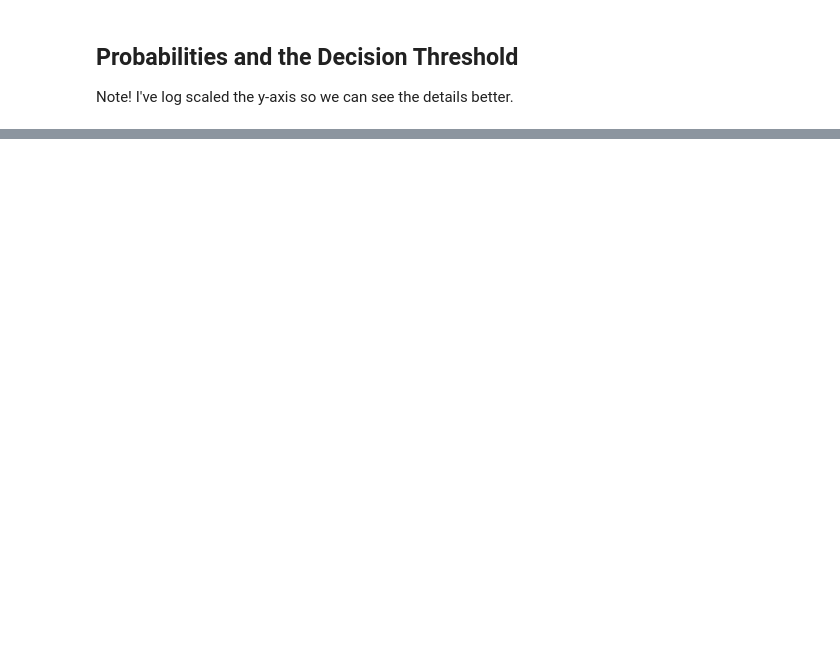
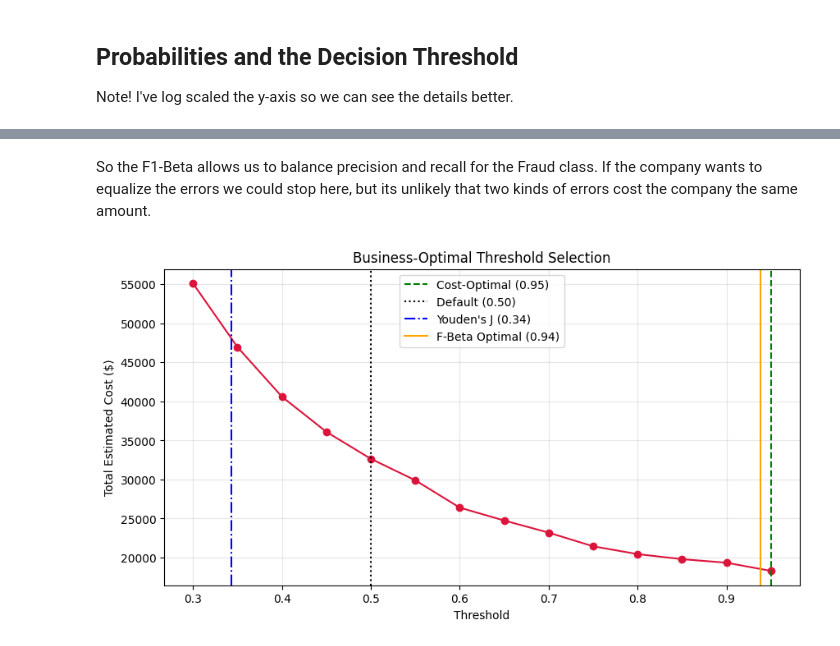
Before and after one commit to bsheese/cs377, a Jupyter notebook: 18_classification/18_1_Classification_Basics/18_1_5_x_credit_card_fraud.ipynb, the cells around one changed output, grey strips where cells are left out. Drawn from its saved outputs; the diff is of its cells as text; code cells hidden in the pictures; blank space fills up the shorter version.

```diff
--- a/18_classification/18_1_Classification_Basics/18_1_5_x_credit_card_fraud.ipynb
+++ b/18_classification/18_1_Classification_Basics/18_1_5_x_credit_card_fraud.ipynb
@@ -235,0 +296,20 @@ False Negatives (FN) — Missed Defaults / Type II: 23
+# %%
+# Calculate J for all thresholds on the ROC curve
+j_scores = tpr - fpr
+best_idx = np.argmax(j_scores)
+best_threshold = thresholds[best_idx]
+
+print(f"--- Youden's J Results ---")
+print(f"Best Threshold: {best_threshold:.3f}")
+print(f"Max J-Score:    {j_scores[best_idx]:.3f}")
+print(f"TPR (Recall) at this point: {tpr[best_idx]:.3f}")
+print(f"FPR at this point: {fpr[best_idx]:.3f}")
+
+# Compare to default 0.5
+y_default = (y_proba >= 0.5).astype(int)
+from sklearn.metrics import recall_score, precision_score
+default_tpr = recall_score(y_test, y_default)
+default_fpr = ((y_default == 1) & (y_test == 0)).sum() / (y_test == 0).sum()
+print(f"\n--- For Comparison: Default Threshold (0.5) ---")
+print(f"TPR (Recall): {default_tpr:.3f}")
+print(f"FPR:          {default_fpr:.3f}")
@@ -235,0 +405,56 @@ False Negatives (FN) — Missed Defaults / Type II: 23
+# %% [markdown]
+So the F1-Beta allows us to balance precision and recall for the Fraud class. If the company wants to equalize the errors we could stop here, but its unlikely that two kinds of errors cost the company the same amount.
+# %%
+test_thresholds = np.arange(0.3, 1.0, 0.05)
+costs = []
+
+for t in test_thresholds:
+    y_t = (y_proba >= t).astype(int)
+    fp = ((y_t == 1) & (y_test == 0)).sum()
+    fn = ((y_t == 0) & (y_test == 1)).sum()
+    total_cost = (fp * 100) + (fn * 450)
+    costs.append(total_cost)
+
+cost_optimal_idx = np.argmin(costs)
+cost_optimal_threshold = test_thresholds[cost_optimal_idx]
+min_cost = costs[cost_optimal_idx]
+
+# Calculate cost at default 0.5
+y_default = (y_proba >= 0.5).astype(int)
+fp_default = ((y_default == 1) & (y_test == 0)).sum()
+fn_default = ((y_default == 0) & (y_test == 1)).sum()
+cost_default = (fp_default * 500) + (fn_default * 5000)
+
+# Calculate cost at Youden's J threshold
+y_youden = (y_proba >= best_threshold).astype(int)
+fp_youden = ((y_youden == 1) & (y_test == 0)).sum()
+fn_youden = ((y_youden == 0) & (y_test == 1)).sum()
+cost_youden = (fp_youden * 500) + (fn_youden * 5000)
+
+# Calculate cost at F-beta optimal threshold
+y_fbeta = (y_proba >= best_threshold_f_beta).astype(int)
+fp_fbeta = ((y_fbeta == 1) & (y_test == 0)).sum()
+fn_fbeta = ((y_fbeta == 0) & (y_test == 1)).sum()
+cost_fbeta = (fp_fbeta * 500) + (fn_fbeta * 5000)
+
+plt.figure(figsize=(10, 5))
+plt.plot(test_thresholds, costs, marker='o', color='crimson')
+plt.axvline(x=cost_optimal_threshold, color='green', linestyle='--', label=f'Cost-Optimal ({cost_optimal_threshold:.2f})')
+plt.axvline(x=0.5, color='black', linestyle=':', label=f'Default (0.50)')
+plt.axvline(x=best_threshold, color='blue', linestyle='-.', label=f"Youden's J ({best_threshold:.2f})")
+plt.axvline(x=best_threshold_f_beta, color='orange', linestyle='-', label=f"F-Beta Optimal ({best_threshold_f_beta:.2f})")
+plt.xlabel('Threshold')
+plt.ylabel('Total Estimated Cost ($)')
+plt.title('Business-Optimal Threshold Selection')
+plt.legend()
+plt.grid(True, alpha=0.3)
+plt.show()
+
+print(f"--- Cost Comparison ---")
+print(f"Default threshold (0.50):  ${cost_default:,.0f}")
+print(f"Youden's J ({best_threshold:.2f}):       ${cost_youden:,.0f}")
+print(f"F-Beta Optimal ({best_threshold_f_beta:.2f}):   ${cost_fbeta:,.0f}")
+print(f"Cost-optimal ({cost_optimal_threshold:.2f}):  ${min_cost:,.0f}")
+print(f"\nSavings vs. default:       ${cost_default - min_cost:,.0f}")
+# %% [output]
+[figure, added]
```
Also changed, not shown: parts of 18 cells of this notebook.
